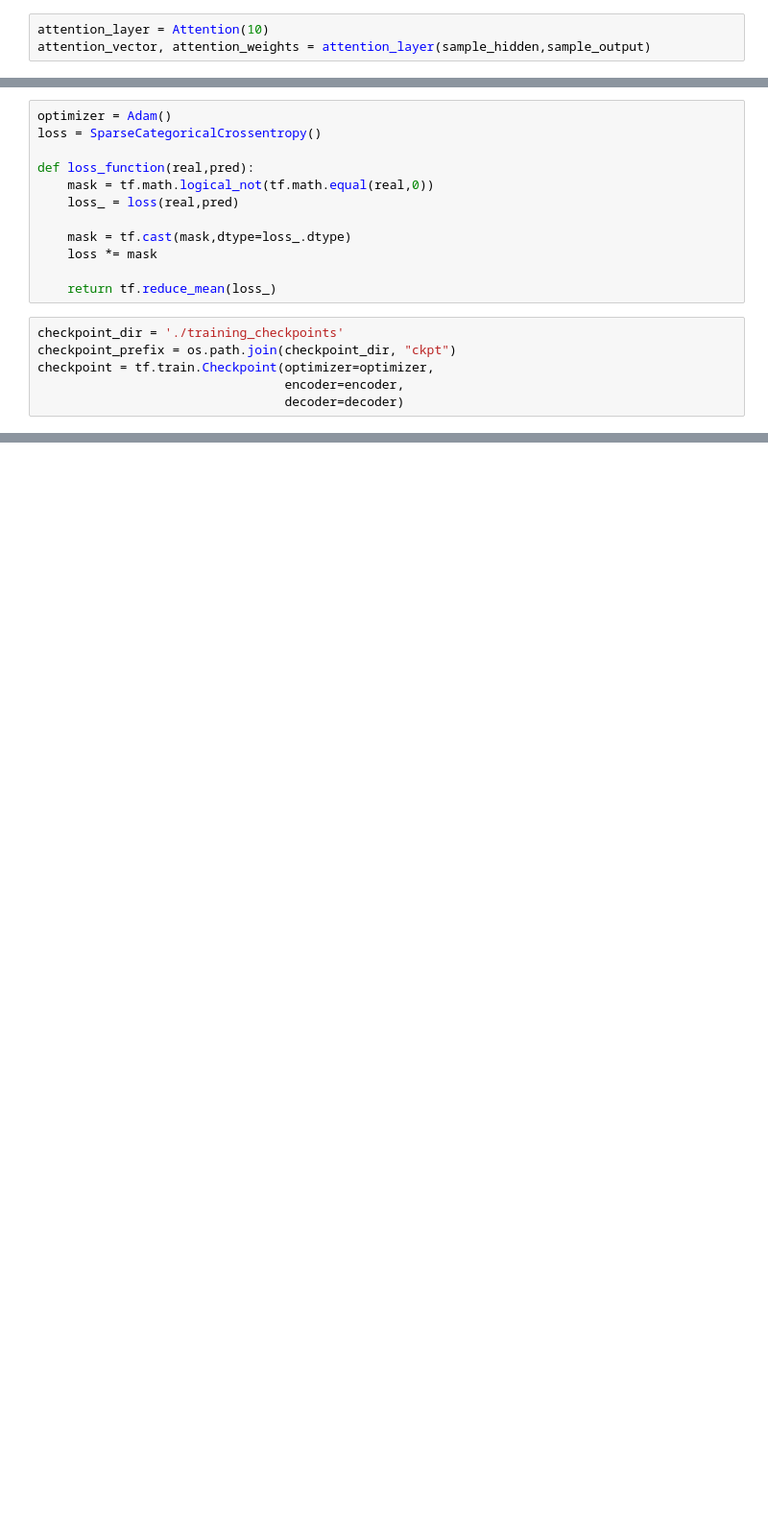
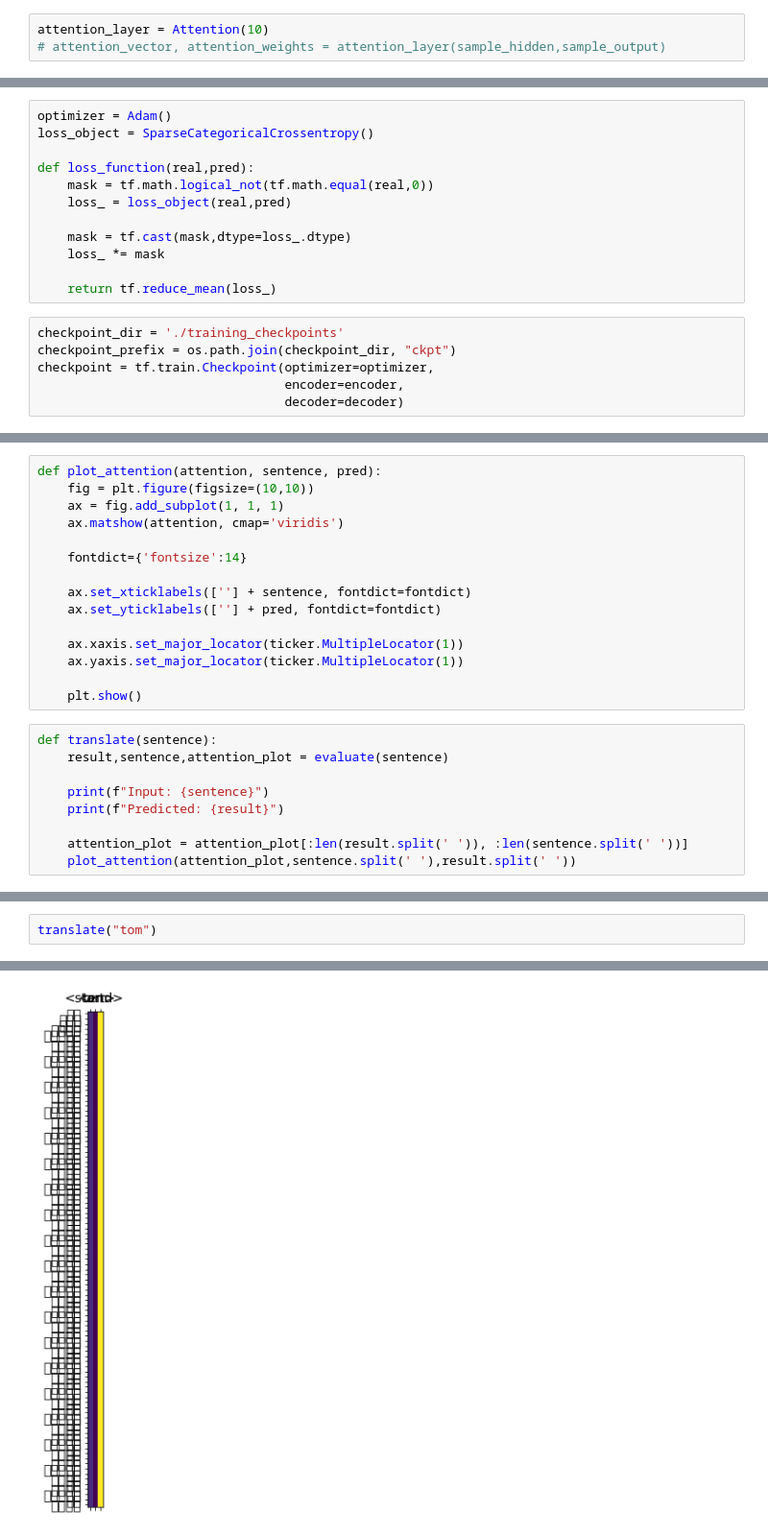
Before and after one commit to virsagothethird/Korean-English-translator, a Jupyter notebook: Untitled.ipynb, the cells around one changed output, grey strips where cells are left out. Shown: that part at 96% size. Drawn from its saved outputs; the diff is of its cells as text; blank space fills up the shorter version.

```diff
--- a/Untitled.ipynb
+++ b/Untitled.ipynb
@@ -197,4 +274,4 @@ class Attention(Layer):
         return context_vector, attention_weights
 # %%
 attention_layer = Attention(10)
-attention_vector, attention_weights = attention_layer(sample_hidden,sample_output)
+# attention_vector, attention_weights = attention_layer(sample_hidden,sample_output)
@@ -244,13 +315,13 @@ TensorShape([64, 5105])
 # %%
 optimizer = Adam()
-loss = SparseCategoricalCrossentropy()
+loss_object = SparseCategoricalCrossentropy()
 
 def loss_function(real,pred):
     mask = tf.math.logical_not(tf.math.equal(real,0))
-    loss_ = loss(real,pred)
+    loss_ = loss_object(real,pred)
 
     mask = tf.cast(mask,dtype=loss_.dtype)
-    loss *= mask
+    loss_ *= mask
 
     return tf.reduce_mean(loss_)
 # %%
@@ -261,0 +472,24 @@ checkpoint = tf.train.Checkpoint(optimizer=optimizer,
+# %%
+def plot_attention(attention, sentence, pred):
+    fig = plt.figure(figsize=(10,10))
+    ax = fig.add_subplot(1, 1, 1)
+    ax.matshow(attention, cmap='viridis')
+
+    fontdict={'fontsize':14}
+
+    ax.set_xticklabels([''] + sentence, fontdict=fontdict)
+    ax.set_yticklabels([''] + pred, fontdict=fontdict)
+
+    ax.xaxis.set_major_locator(ticker.MultipleLocator(1))
+    ax.yaxis.set_major_locator(ticker.MultipleLocator(1))
+
+    plt.show()
+# %%
+def translate(sentence):
+    result,sentence,attention_plot = evaluate(sentence)
+
+    print(f"Input: {sentence}")
+    print(f"Predicted: {result}")
+
+    attention_plot = attention_plot[:len(result.split(' ')), :len(sentence.split(' '))]
+    plot_attention(attention_plot,sentence.split(' '),result.split(' '))
@@ -261,0 +500,3 @@ checkpoint = tf.train.Checkpoint(optimizer=optimizer,
+# %%
+translate("tom")
+# %% [output]
@@ -261,0 +505 @@ checkpoint = tf.train.Checkpoint(optimizer=optimizer,
+[figure, added]
```
Also changed, not shown: parts of 42 cells of this notebook, 18 other files.
